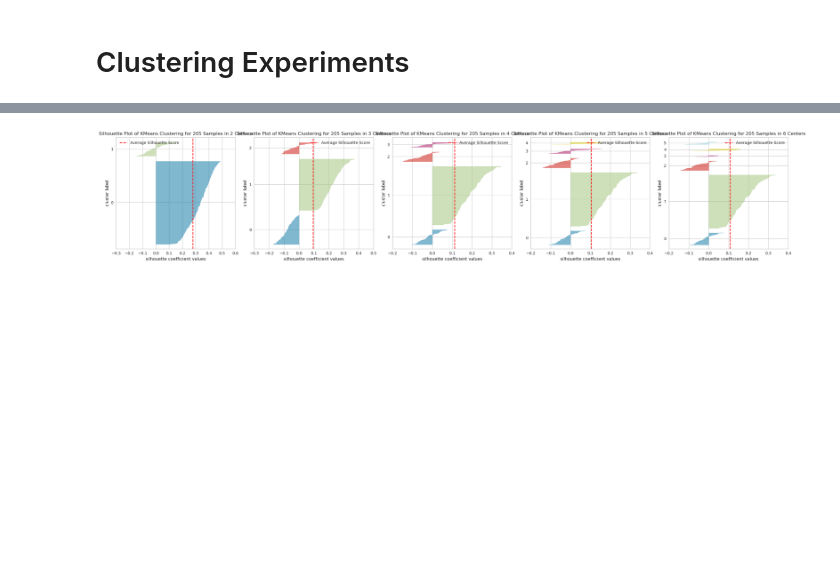
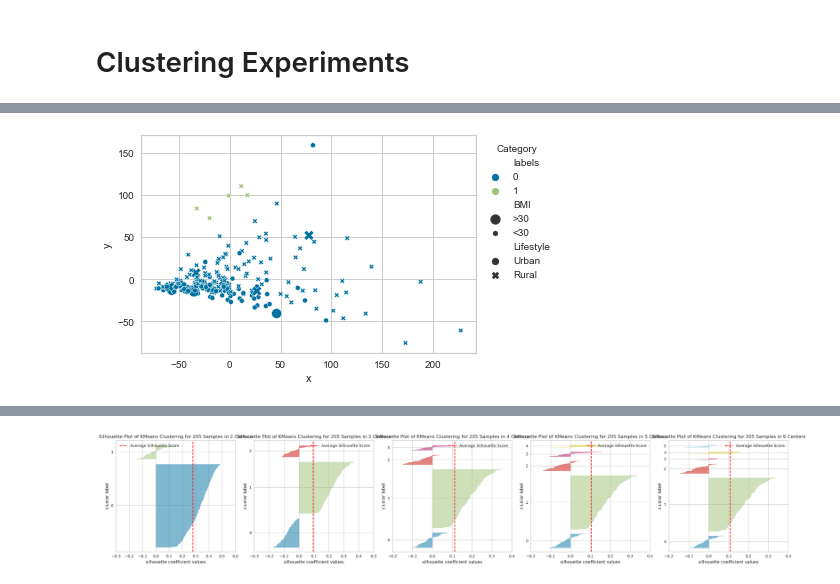
Before and after one commit to RafaPe/MX-Rural-Urban-Microbiome, a Jupyter notebook: notebooks/clutering_experiments.ipynb, the cells around one changed output, grey strips where cells are left out. Drawn from its saved outputs; the diff is of its cells as text; code cells hidden in the pictures; blank space fills up the shorter version.

```diff
--- a/notebooks/clutering_experiments.ipynb
+++ b/notebooks/clutering_experiments.ipynb
@@ -108,0 +119,4 @@ plot_clustering(clustering)
+# %%
+plot_clustering(pd.DataFrame(data_scaled, index = taxonomy.index), metadata, list(taxonomy['kmeans_presence_clusters']))
+# %% [output]
+[figure, added]
```
Also changed, not shown: parts of 17 cells of this notebook.
